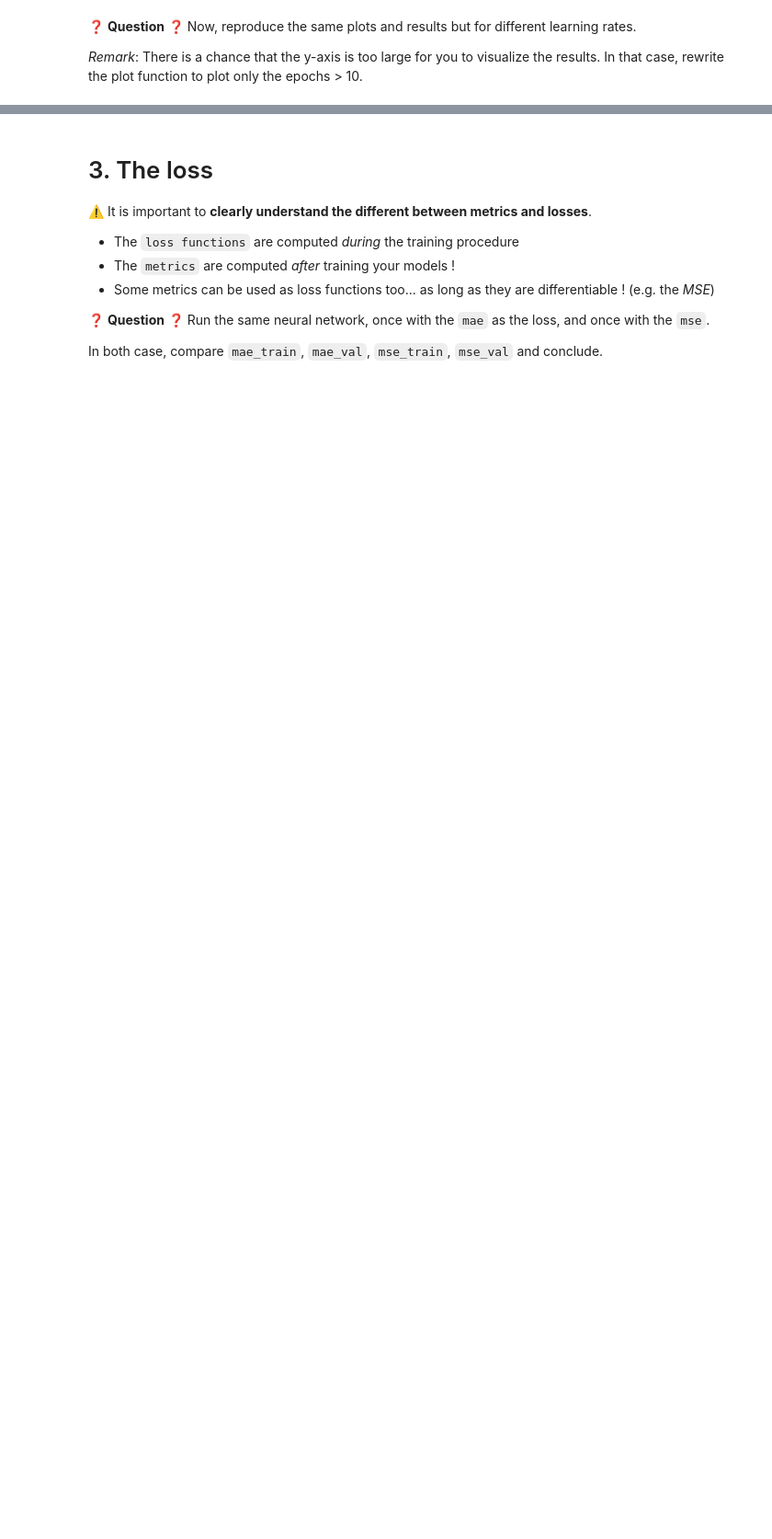
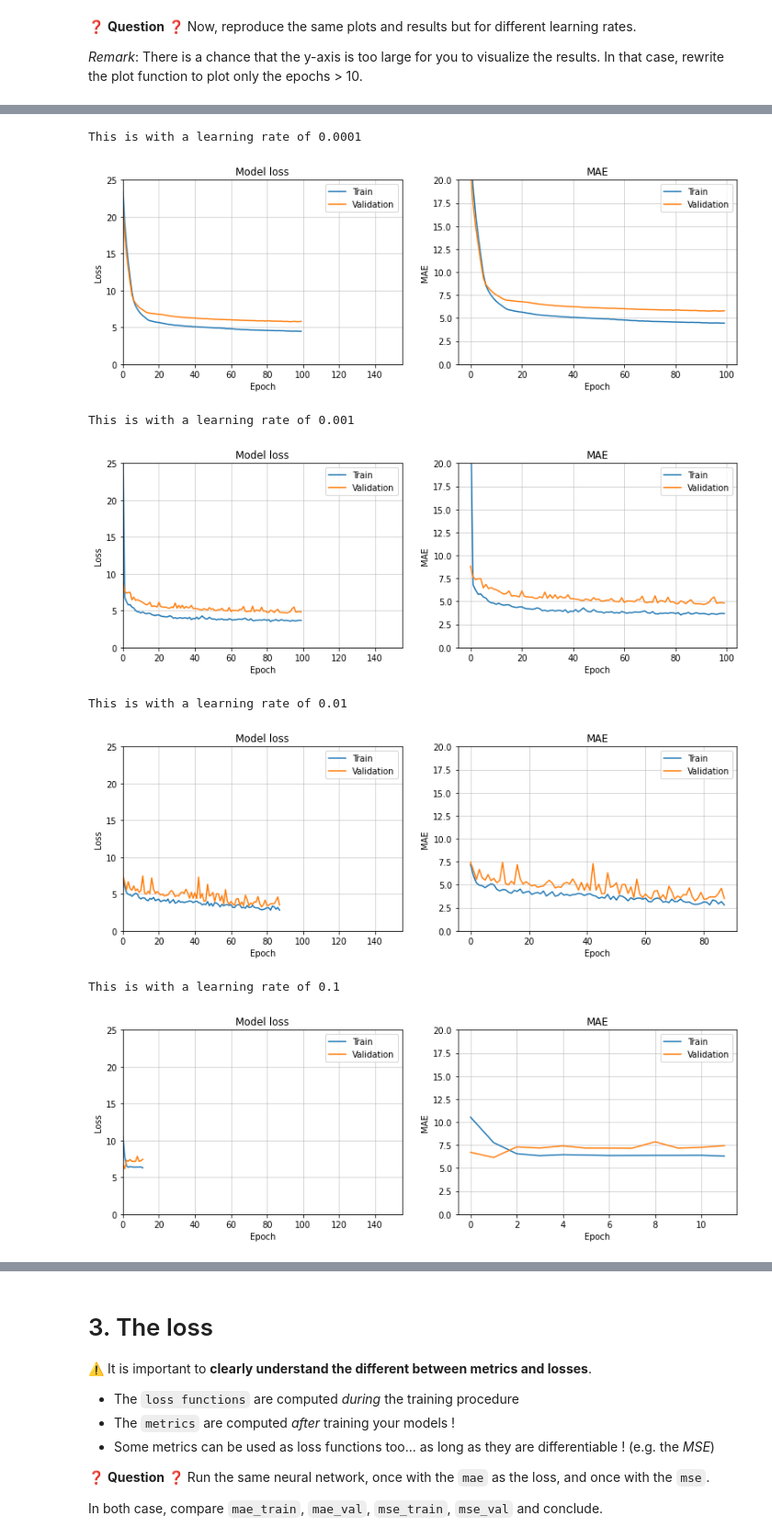
Before and after one commit to flo-collab/P10_my1st_deep, a Jupyter notebook: Exercise3/Finetune-your-neural-network.ipynb, the cells around one changed output, grey strips where cells are left out. Shown at 92% size. Saved outputs shown, nothing was run; the diff lists cells and outputs as text; code cells hidden in the pictures; blank space fills up the shorter version.

```diff
--- a/Exercise3/Finetune-your-neural-network.ipynb
+++ b/Exercise3/Finetune-your-neural-network.ipynb
@@ -183,0 +401,31 @@ SyntaxError: unexpected EOF while parsing (<ipython-input-7-e15c79350b07>, line
+# %%
+def try_learning_rate(lr):
+  rate_model = initialize_model()
+  rate_model.compile(
+    optimizer=keras.optimizers.Adam(learning_rate=lr),
+    loss='mean_absolute_error',
+    metrics = ['mae'])
+  history = rate_model.fit(X_train, y_train,
+                      batch_size=2,
+                      epochs=100,
+                      validation_split=0.3,
+                      callbacks=[es],
+                       verbose=0)
+  return history
+
+learning_rates = [0.0001, 0.001, 0.01, 0.1, 1, 5]
+
+#learning_rates = [ 1, 5]
+for lr in learning_rates:
+  history = try_learning_rate(lr)
+  print(f'\nThis is with a learning rate of {lr}\n ')
+  plot_loss_mae(history)
+# %% [output]
+This is with a learning rate of 0.0001
+[figure, added]
+This is with a learning rate of 0.001
+[figure, added]
+This is with a learning rate of 0.01
+[figure, added]
+This is with a learning rate of 0.1
+[figure, added]
```
Also changed, not shown: parts of 34 cells of this notebook, 3 other files.
